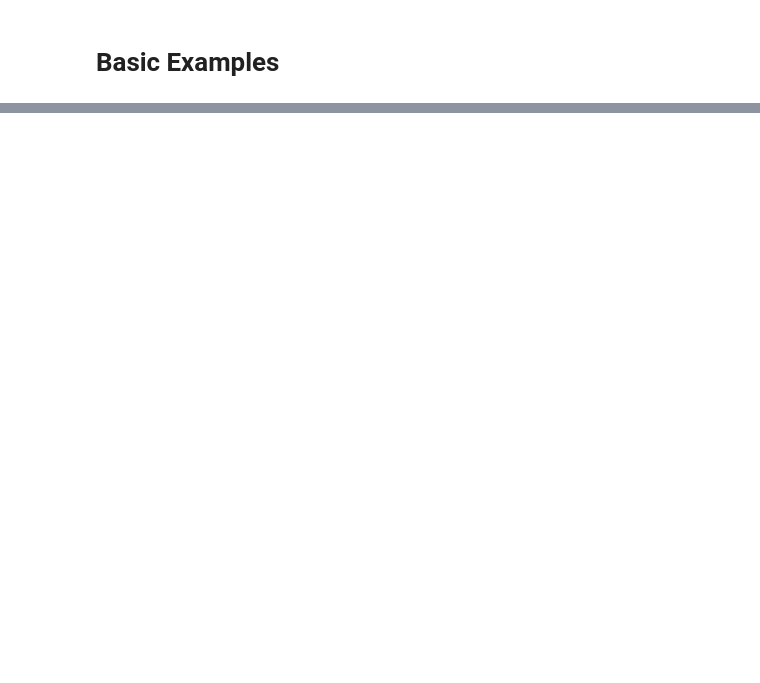
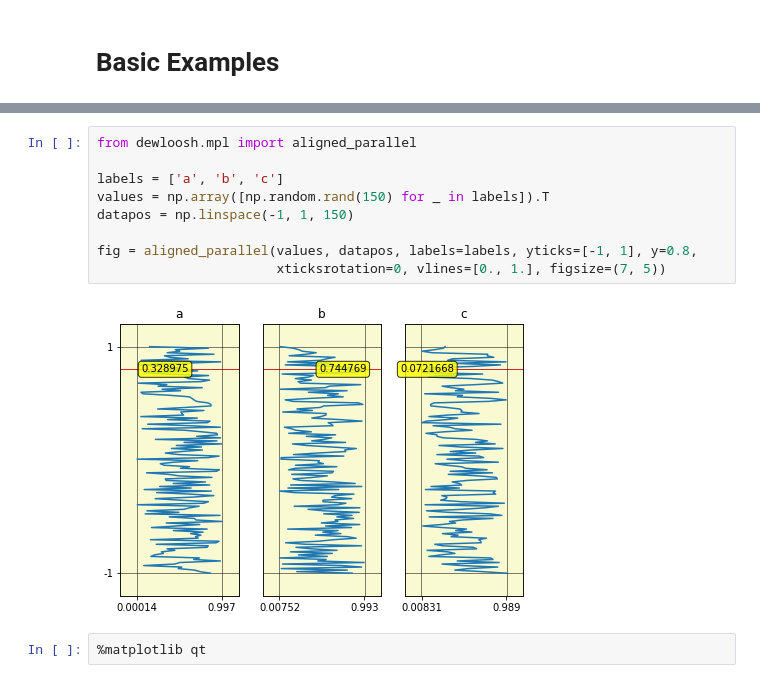
Before and after one commit to dewloosh/dewloosh-mpl, a Jupyter notebook: notebooks/basic.ipynb, the cells around one changed output, grey strips where cells are left out. Drawn from its saved outputs; the diff is of its cells as text; blank space fills up the shorter version.

Commit message:
new parallel plot

```diff
--- a/notebooks/basic.ipynb
+++ b/notebooks/basic.ipynb
@@ -27,0 +17,13 @@ parallel(values, labels=labels, padding=0.05, lw=0.2,
+# %%
+from dewloosh.mpl import aligned_parallel
+
+labels = ['a', 'b', 'c']
+values = np.array([np.random.rand(150) for _ in labels]).T
+datapos = np.linspace(-1, 1, 150)
+
+fig = aligned_parallel(values, datapos, labels=labels, yticks=[-1, 1], y=0.8,
+                       xticksrotation=0, vlines=[0., 1.], figsize=(7, 5))
+# %% [output]
+[figure, added]
+# %%
+%matplotlib qt
```
Also changed, not shown: parts of 3 cells of this notebook, 56 other files.
